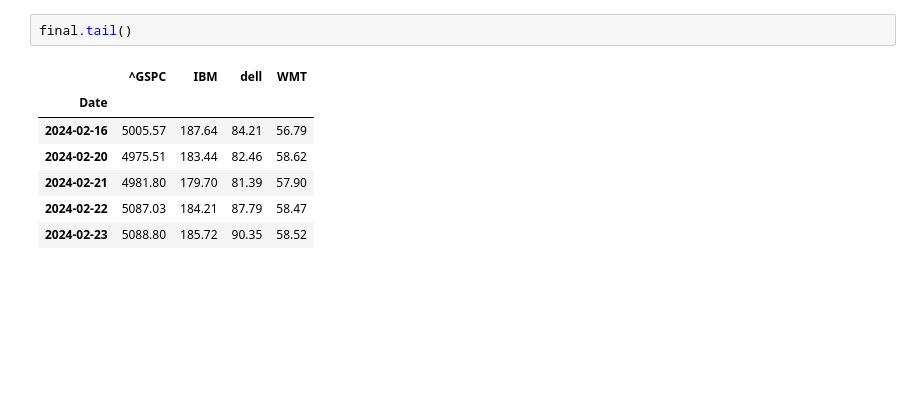
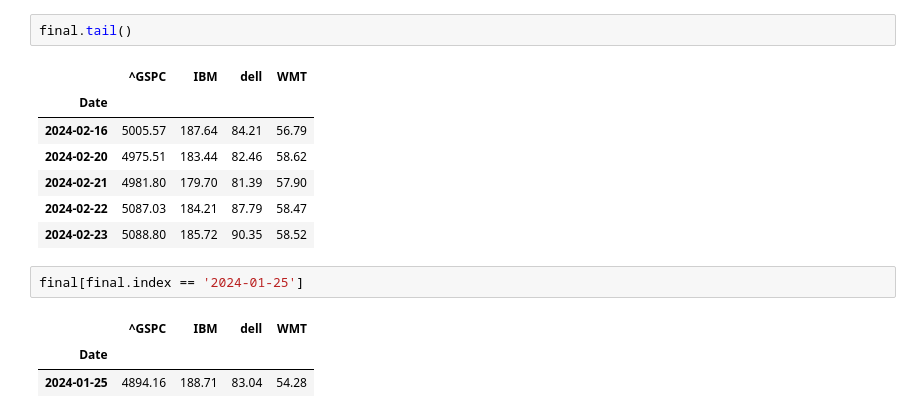
Before and after one commit to leoouyang781/Test-Repository, a Jupyter notebook: Python-For-Finance-2nd-Edition/Chapter 9.ipynb, the cells around one changed output. Drawn from its saved outputs; the diff is of its cells as text; blank space fills up the shorter version.

```diff
--- a/Python-For-Finance-2nd-Edition/Chapter 9.ipynb
+++ b/Python-For-Finance-2nd-Edition/Chapter 9.ipynb
@@ -389,6 +389,12 @@ final.tail()
 | 2024-02-21 | 4981.80 | 179.70 | 81.39 | 57.90 |
 | 2024-02-22 | 5087.03 | 184.21 | 87.79 | 58.47 |
 | 2024-02-23 | 5088.80 | 185.72 | 90.35 | 58.52 |
+# %%
+final[final.index == '2024-01-25']
+# %% [output]
+|  | ^GSPC | IBM | dell | WMT |
+| Date |  |  |  |  |
+| 2024-01-25 | 4894.16 | 188.71 | 83.04 | 54.28 |
 # %% [markdown]
 In the preceding program, we retrieve S&P500 data first. Then stock data is merged
 with the market index. The major function used is pandas.merge(). Please pay
```
Also changed, not shown: parts of 11 cells of this notebook.
